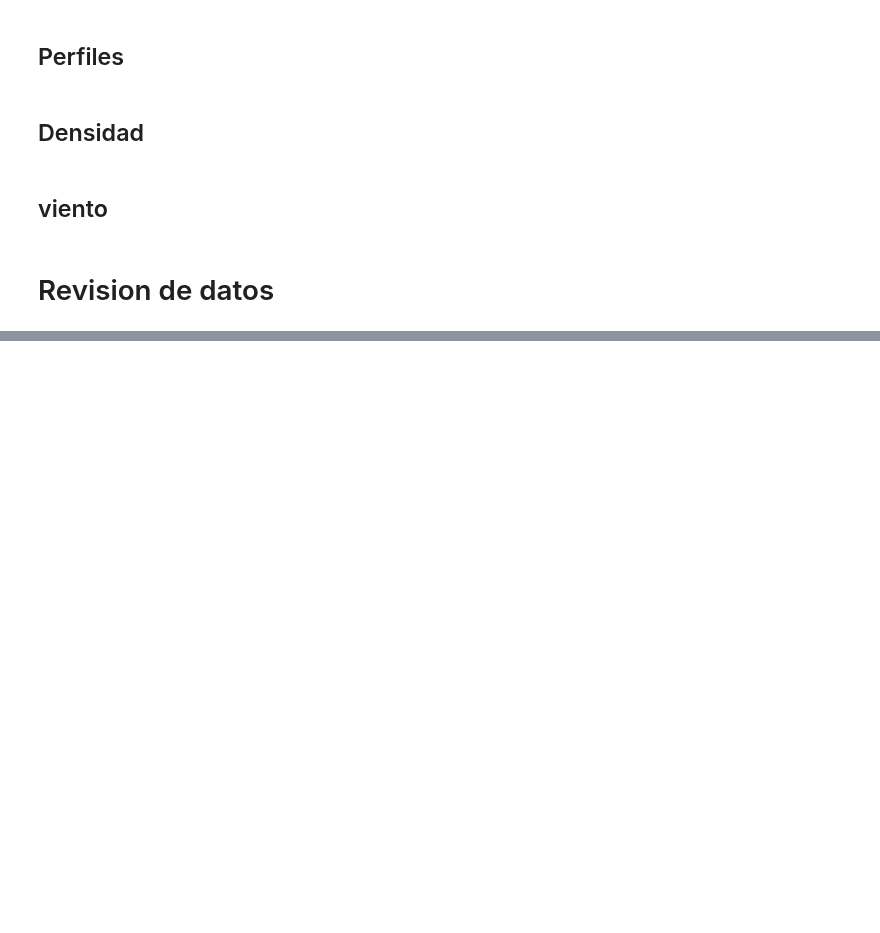
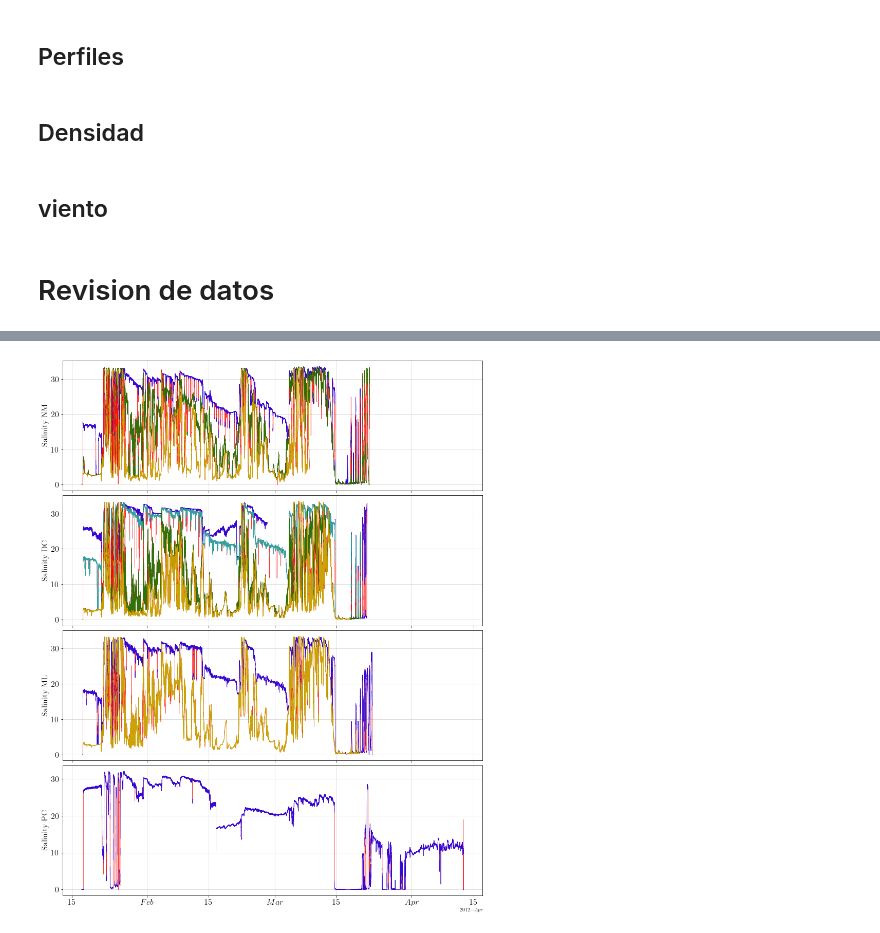
Before and after one commit to Dhannai/Thesis, a Jupyter notebook: febmar/del_sal_tem.ipynb, the cells around one changed output, grey strips where cells are left out. Drawn from its saved outputs; the diff is of its cells as text; code cells hidden in the pictures; blank space fills up the shorter version.

```diff
--- a/febmar/del_sal_tem.ipynb
+++ b/febmar/del_sal_tem.ipynb
@@ -301,5 +310,3 @@ Name: Salinity, dtype: float64
 # %%
 t1 = np.arange(datetime(2012,1,17,12,30,0), datetime(2012,1,17,14,0,0), timedelta(seconds=10)).astype(datetime)
 DC_1 = DC_1.drop(t1)
-DC_1 = DC_1.drop([datetime(2012,2,12,19,52,10)])
-DC_1 = DC_1.drop([datetime(2012,2,12,21,4,20)])
@@ -309,0 +313,11 @@ dc2 = DC_2.loc[datetime(2012,2,12,0,20,0):datetime(2012,2,12,0,25,0)]
+# %%
+DC_2 = DC_2.drop(t1)
+DC_3 = DC_3.drop(t1)
+DC_4 = DC_4.drop(t1)
+# %%
+t5 = np.arange(datetime(2012,1,17,11,30,0), datetime(2012,1,17,14,0,0), timedelta(seconds=10)).astype(datetime)
+t6 = np.arange(datetime(2012,1,17,11,10,0), datetime(2012,1,17,14,0,0), timedelta(seconds=10)).astype(datetime)
+t7 = np.arange(datetime(2012,1,17,12,10,0), datetime(2012,1,17,14,0,0), timedelta(seconds=10)).astype(datetime)
+DC_2 = DC_2.drop(t5)
+DC_3 = DC_3.drop(t6)
+DC_4 = DC_4.drop(t7)
@@ -309,0 +343,83 @@ dc2 = DC_2.loc[datetime(2012,2,12,0,20,0):datetime(2012,2,12,0,25,0)]
+# %%
+t2 = np.arange(datetime(2012,1,17,10,30,0), datetime(2012,1,17,14,0,0), timedelta(seconds=30)).astype(datetime)
+t3 = np.arange(datetime(2012,1,17,6,0,0), datetime(2012,1,17,14,0,0), timedelta(seconds=30)).astype(datetime)
+t4 = np.arange(datetime(2012,1,17,6,0,0), datetime(2012,1,17,14,0,0), timedelta(seconds=10)).astype(datetime)
+NM_2 = NM_2.drop(t2)
+NM_3 = NM_3.drop(t3)
+NM_1 = NM_1.drop(t4)
+# %%
+fig, (ax1, ax2, ax3, ax4) = plt.subplots(nrows=4, figsize=(12, 15), constrained_layout=True, sharex=True)
+
+#Formato fecha
+locator = mdates.AutoDateLocator()
+formatter = mdates.ConciseDateFormatter(locator)
+
+ax1.set_ylabel(r"Salinity NM ",
+          fontsize=16)
+
+ax1.plot(NM_1.index, NM_1["Salinity"].values, c='r', alpha=0.8, linewidth=0.8, label='top-bottom')
+ax1.plot(NM_1.index, NM_1["Sal_del"].values, c='b', alpha=0.8, linewidth=0.8, label='top-bottom')
+
+ax1.plot(NM_2.index, NM_2["Salinity"].values, c='r', alpha=0.8, linewidth=0.8, label='top-bottom')
+ax1.plot(NM_2.index, NM_2["Sal_del"].values, c='g', alpha=0.8, linewidth=0.8, label='top-bottom')
+
+ax1.plot(NM_3.index, NM_3["Salinity"].values, c='r', alpha=0.8, linewidth=0.8, label='top-bottom')
+ax1.plot(NM_3.index, NM_3["Sal_del"].values, c='y', alpha=0.8, linewidth=0.8, label='top-bottom')
+
+ax1.xaxis.set_tick_params(labelsize=16)
+ax1.yaxis.set_tick_params(labelsize=16)
+ax1.grid(alpha=0.5)
+
+ax2.set_ylabel(r"Salinity DC",
+          fontsize=16)
+
+ax2.plot(DC_1.index, DC_1["Salinity"].values, c='r', alpha=0.8, linewidth=0.8, label='top-bottom')
+ax2.plot(DC_1.index, DC_1["Sal_del"].values, c='b', alpha=0.8, linewidth=0.8, label='top-bottom')
+
+ax2.plot(DC_2.index, DC_2["Salinity"].values, c='r', alpha=0.8, linewidth=0.8, label='top-bottom')
+ax2.plot(DC_2.index, DC_2["Sal_del"].values, c='c', alpha=0.8, linewidth=0.8, label='top-bottom')
+
+ax2.plot(DC_3.index, DC_3["Salinity"].values, c='r', alpha=0.8, linewidth=0.8, label='top-bottom')
+ax2.plot(DC_3.index, DC_3["Sal_del"].values, c='g', alpha=0.8, linewidth=0.8, label='top-bottom')
+
+ax2.plot(DC_4.index, DC_4["Salinity"].values, c='r', alpha=0.8, linewidth=0.8, label='top-bottom')
+ax2.plot(DC_4.index, DC_4["Sal_del"].values, c='y', alpha=0.8, linewidth=0.8, label='top-bottom')
+
+ax2.xaxis.set_tick_params(labelsize=16)
+ax2.yaxis.set_tick_params(labelsize=16)
+ax2.grid(alpha=0.5)
+
+# ax2.set_xlim(datetime(2012,1,17,14,0,0), datetime(2012,1,21,12,0,0))
+ax3.set_ylabel(r"Salinity ML ",
+          fontsize=16)
+
+ax3.plot(ML_1.index, ML_1["Salinity"].values, c='r', alpha=0.8, linewidth=0.8, label='top-bottom')
+ax3.plot(ML_1.index, ML_1["Sal_del"].values, c='b', alpha=0.8, linewidth=0.8, label='top-bottom')
+
+ax3.plot(ML_2.index, ML_2["Salinity"].values, c='r', alpha=0.8, linewidth=0.8, label='top-bottom')
+ax3.plot(ML_2.index, ML_2["Sal_del"].values, c='y', alpha=0.8, linewidth=0.8, label='top-bottom')
+
+
+
+ax3.xaxis.set_tick_params(labelsize=16)
+ax3.yaxis.set_tick_params(labelsize=16)
+ax3.grid(alpha=0.5)
+
+
+ax4.set_ylabel(r"Salinity PC ",
+          fontsize=16)
+
+ax4.plot(PC_1.index, PC_1["Salinity"].values, c='r', alpha=0.8, linewidth=0.8, label='top-bottom')
+ax4.plot(PC_1.index, PC_1["Sal_del"].values, c='b', alpha=0.8, linewidth=0.8, label='top-bottom')
+
+
+ax4.xaxis.set_tick_params(labelsize=16)
+ax4.yaxis.set_tick_params(labelsize=16)
+ax4.grid(alpha=0.5)
+
+
+# Ajustar formato fecha
+ax2.xaxis.set_major_locator(locator)
+ax2.xaxis.set_major_formatter(formatter)
+# %% [output]
+[figure, added]
```
Also changed, not shown: parts of 26 cells of this notebook.
